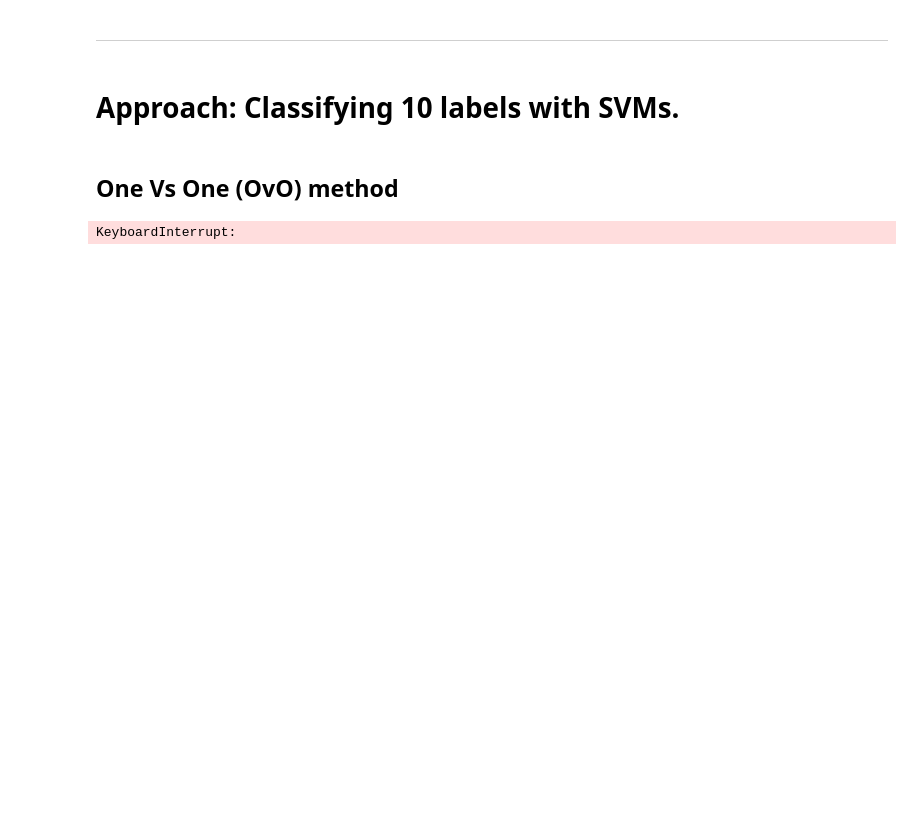
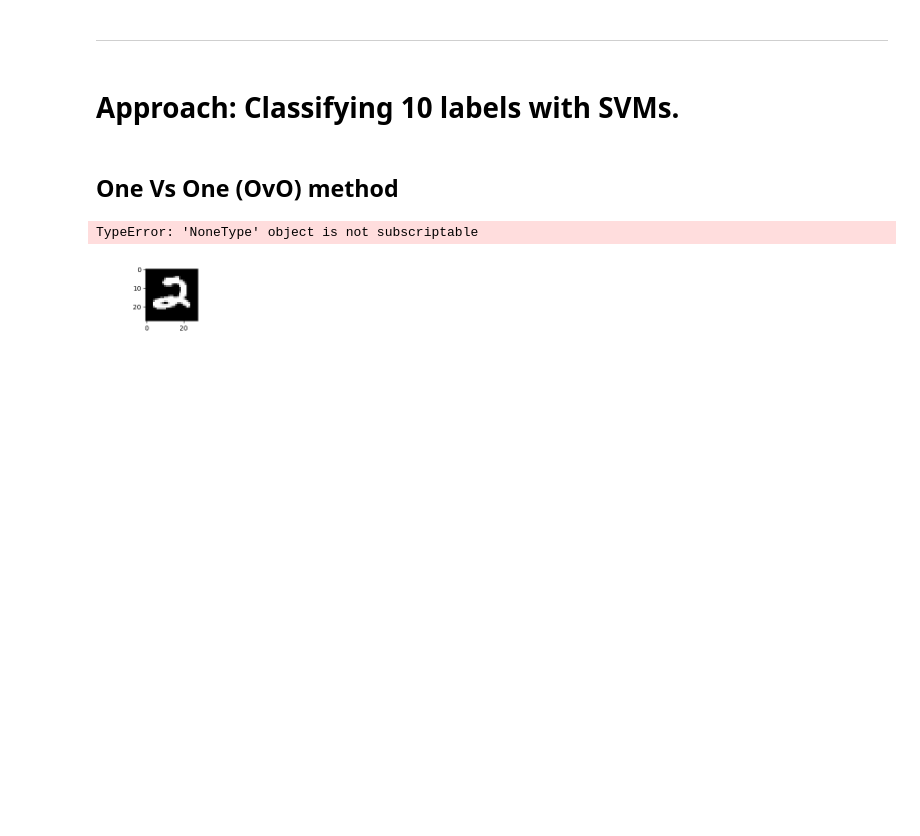
Before and after one commit to naoNao89/digitsSVM, a Jupyter notebook: SVM on Digits Recognization.ipynb, the cells around one changed output. Cells and saved outputs as stored; diff of their text form; code cells hidden in the pictures; blank space fills up the shorter version.

```diff
--- a/SVM on Digits Recognization.ipynb
+++ b/SVM on Digits Recognization.ipynb
@@ -476,20 +440,8 @@ class DCSVM:
             predicted_class = max(class_scores, key=class_scores.get)
             predictions.append(predicted_class)
         return np.array(predictions)
-# %%
-# Assuming you have X_train_pca and Y_train already defined
-
-# Initialize DCSVM model
-dcsvm_model = DCSVM()
-
-# Fit DCSVM model
-dcsvm_model.fit(X_train_pca, Y_train)
-
-# Predict labels for test data
-y_pred = dcsvm_model.predict(X_train_pca)
-
-# Evaluate accuracy
-accuracy = np.mean(y_pred == Y_train)
-print("Accuracy:", accuracy)
-# %% [output]
-KeyboardInterrupt:
+# %%
+plot_digits(X_test, None)  # Assuming Y_test is not available
+# %% [output]
+TypeError: 'NoneType' object is not subscriptable
+[figure, added]
```
Also changed, not shown: parts of 4 cells of this notebook.
